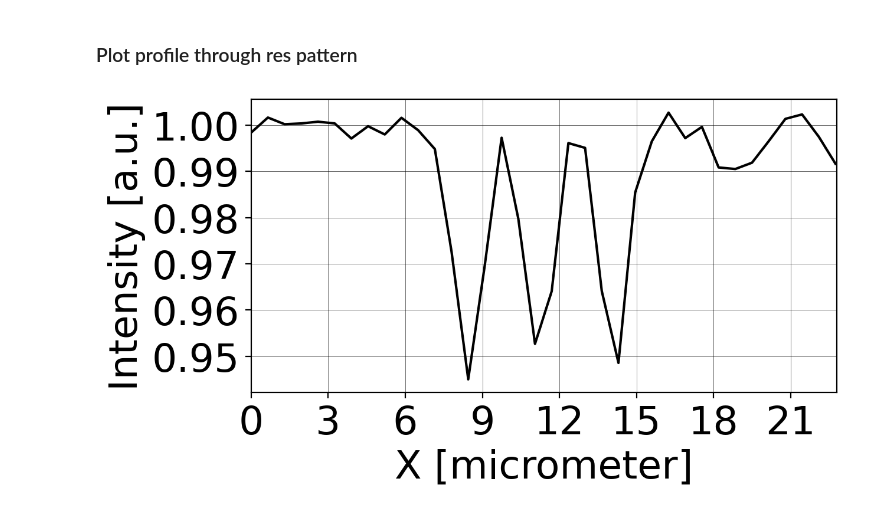
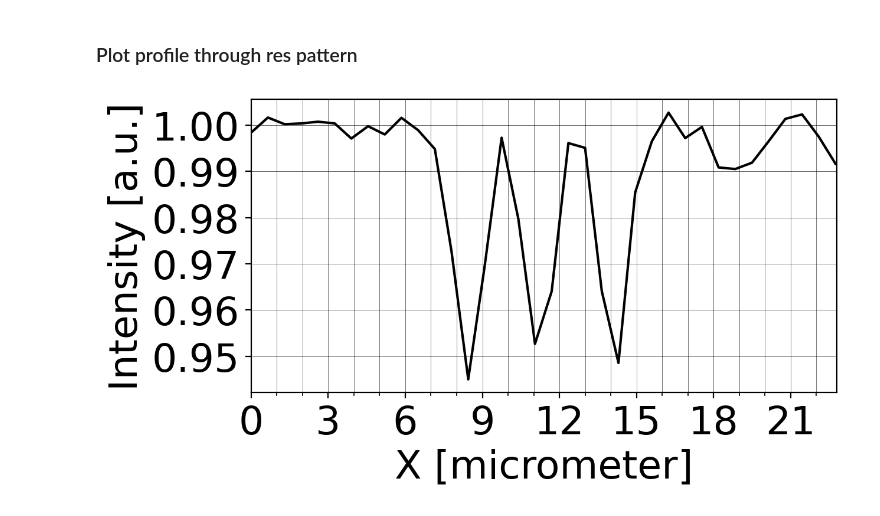
Before and after one commit to gianthk/BEATS_raytracing, a Jupyter notebook: BEATS_commissioning_resolution_chart.ipynb, the cells around one changed output. Drawn from its saved outputs; the diff is of its cells as text; code cells hidden in the pictures.

Commit message:
resolution chart profile plot

```diff
--- a/BEATS_commissioning_resolution_chart.ipynb
+++ b/BEATS_commissioning_resolution_chart.ipynb
@@ -124,17 +124,21 @@ pixelsize = 0.65 # [um]
 # %%
 X_array = pixelsize * np.arange(0, data_norm_el6_series1.shape[1], 1)
 # %%
+from matplotlib.ticker import (MultipleLocator, FormatStrFormatter,AutoMinorLocator)
+
 f, ax = plt.subplots()
 ax.plot(X_array, np.mean(data_norm_el6_series1, axis=0), 'k')
 plt.xticks(np.arange(0, 26, 3))
 plt.yticks(np.arange(0.95, 1.001, 0.01))
+ax.xaxis.set_major_locator(MultipleLocator(3)) # Intervals for major x-ticks
+ax.xaxis.set_minor_locator(MultipleLocator(1)) # Minor ticks : Automatic filling based on the ytick range
 
 plt.xlabel('X [micrometer]')
 plt.ylabel('Intensity [a.u.]')
 ax.set(xlim=(0, 22.8))
 # profile = ax.plot((10*fit_result.best_fit-np.min(fit_result.best_fit))/np.max(fit_result.best_fit-np.min(fit_result.best_fit)), Y_array*1e-3 - fit_result.params['center'].value, color='b', linestyle='--', linewidth=1.5)
 plt.grid(True, which="both", color='k', linewidth=0.2)
 ax.set_aspect(180)
-f.savefig("BEATS_resolution_pattern_el6_series1_Hprofile_2.jpg", bbox_inches='tight', dpi=600)
+f.savefig("BEATS_resolution_pattern_el6_series1_Hprofile_3.jpg", bbox_inches='tight', dpi=600)
 # %% [output]
-[figure, old version]
+[figure, new version]
```
Also changed, not shown: 2 other files.
